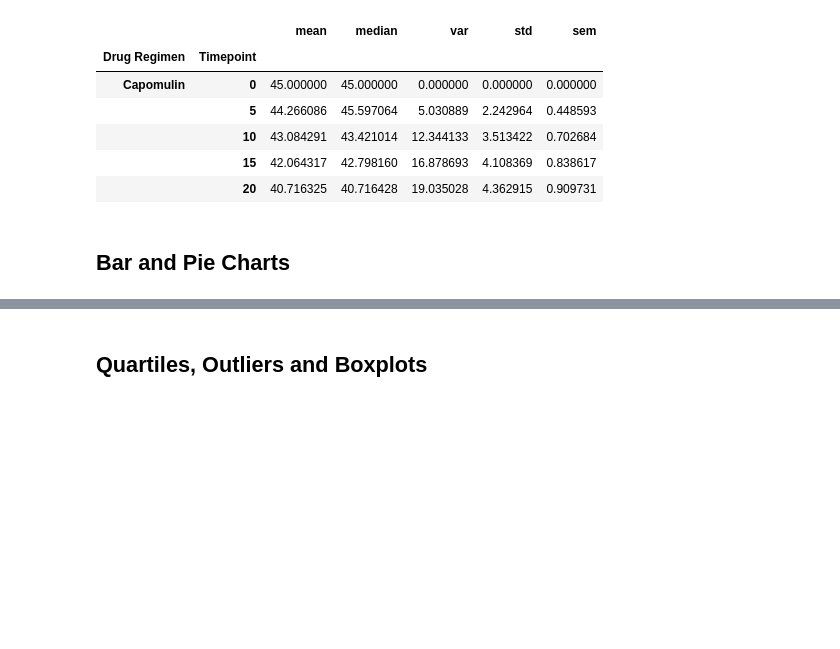
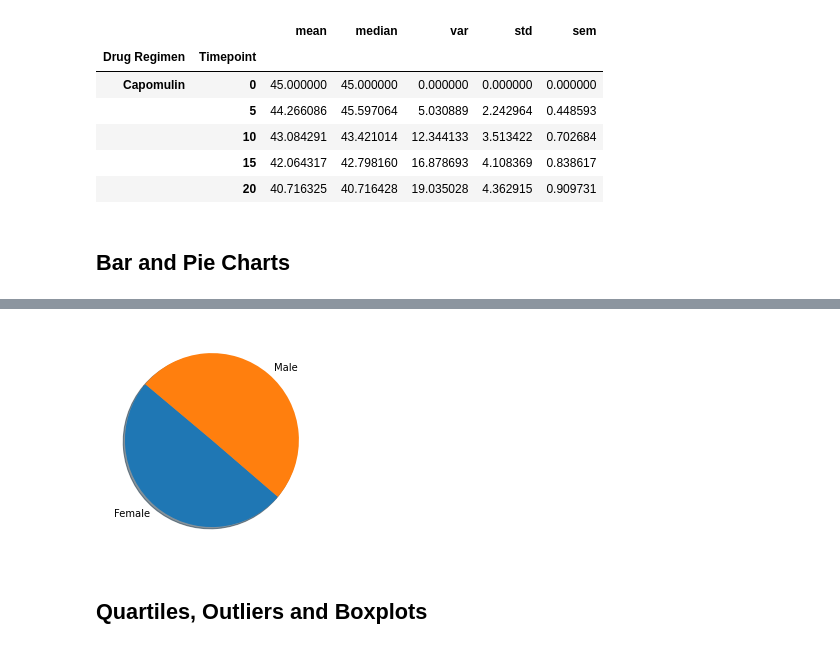
Before and after one commit to kioz-developer/matplotlib-challenge, a Jupyter notebook: pymaceuticals_starter.ipynb, the cells around one changed output, grey strips where cells are left out. Cells and saved outputs as stored; diff of their text form; code cells hidden in the pictures; blank space fills up the shorter version.

```diff
--- a/pymaceuticals_starter.ipynb
+++ b/pymaceuticals_starter.ipynb
@@ -134,3 +158,14 @@ summary_sts.head()
+# %%
+# Generate a pie plot showing the distribution of female versus male mice using pyplot
+data_cleaned_by_id = combined_data.drop_duplicates(subset=["Mouse ID"], keep='first', inplace=False)
+
+grouped_by_id = data_cleaned_by_id.groupby(["Sex"])["Sex"].agg(["count"])
+grouped_by_id = grouped_by_id.rename(columns={"count":"Total"}).reset_index()
+
+plt.pie(grouped_by_id["Total"].values.tolist(), labels=grouped_by_id["Sex"].values.tolist(), shadow=True, startangle=140)
+plt.show()
+# %% [output]
+[figure, added]
 # %% [markdown]
 ## Quartiles, Outliers and Boxplots
 # %%
```
Also changed, not shown: parts of 8 cells of this notebook.
